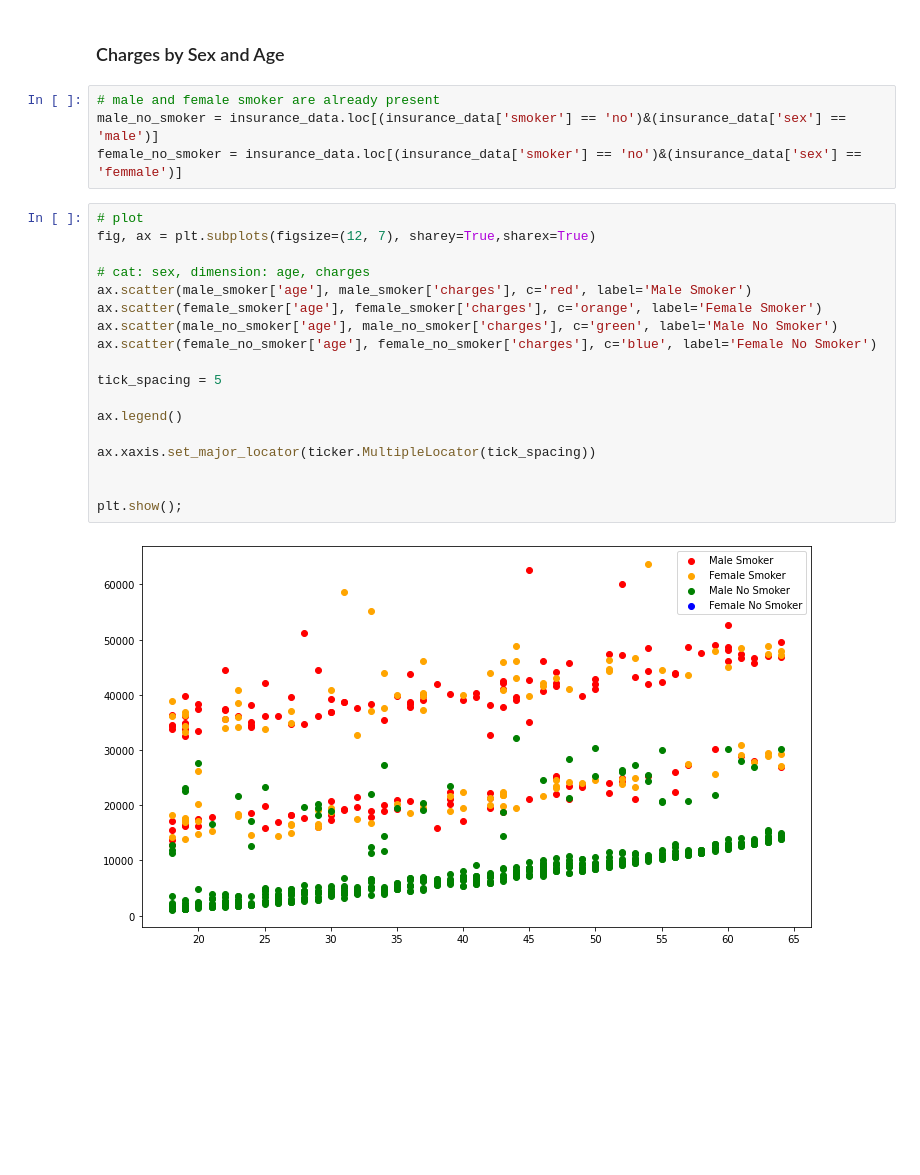
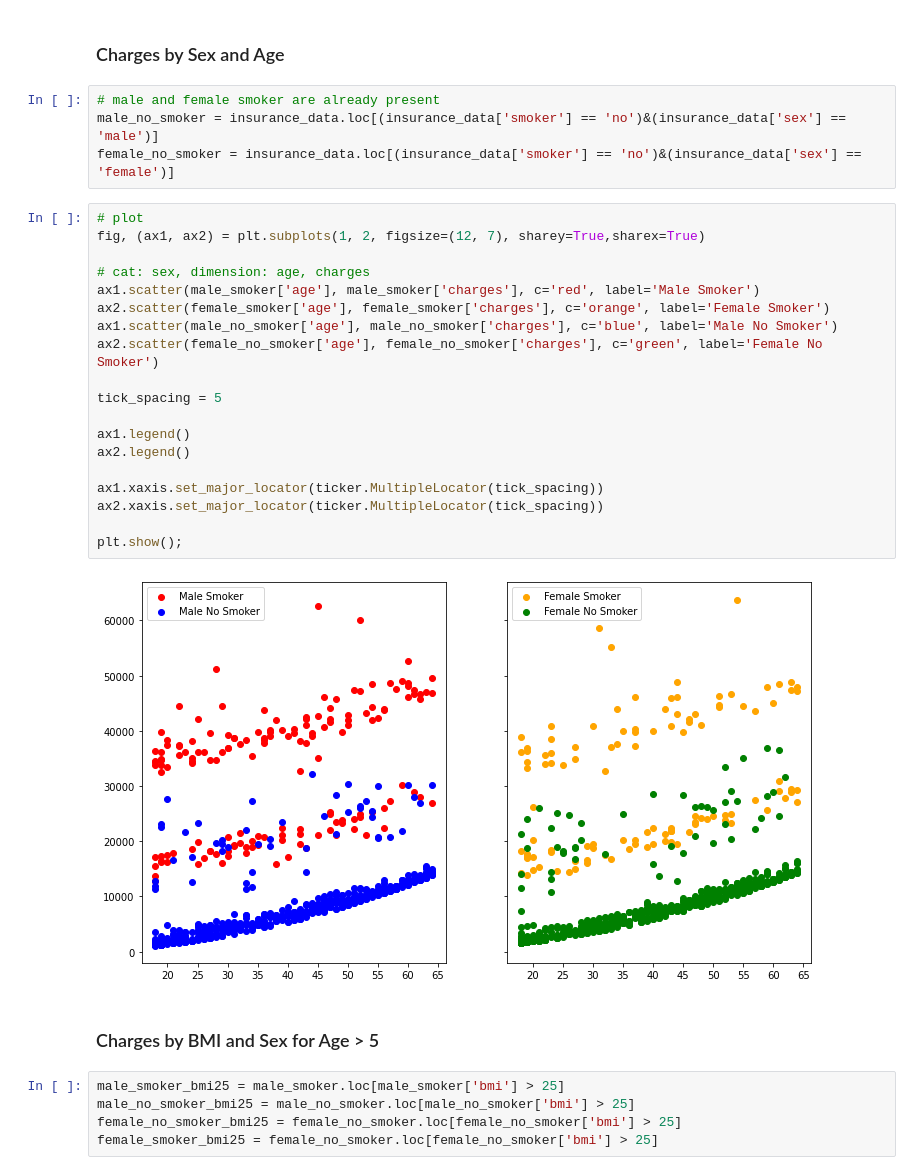
Before and after one commit to dwipaalfarisi/ads-projects, a Jupyter notebook: probability/prob.ipynb, the cells around one changed output. Cells and saved outputs as stored; diff of their text form; blank space fills up the shorter version.

```diff
--- a/probability/prob.ipynb
+++ b/probability/prob.ipynb
@@ -170,24 +170,32 @@ print(numerize(non_smoker_charges_var))
 # %%
 # male and female smoker are already present
 male_no_smoker = insurance_data.loc[(insurance_data['smoker'] == 'no')&(insurance_data['sex'] == 'male')]
-female_no_smoker = insurance_data.loc[(insurance_data['smoker'] == 'no')&(insurance_data['sex'] == 'femmale')]
+female_no_smoker = insurance_data.loc[(insurance_data['smoker'] == 'no')&(insurance_data['sex'] == 'female')]
 # %%
 # plot
-fig, ax = plt.subplots(figsize=(12, 7), sharey=True,sharex=True)
+fig, (ax1, ax2) = plt.subplots(1, 2, figsize=(12, 7), sharey=True,sharex=True)
 
 # cat: sex, dimension: age, charges
-ax.scatter(male_smoker['age'], male_smoker['charges'], c='red', label='Male Smoker')
-ax.scatter(female_smoker['age'], female_smoker['charges'], c='orange', label='Female Smoker')
-ax.scatter(male_no_smoker['age'], male_no_smoker['charges'], c='green', label='Male No Smoker')
-ax.scatter(female_no_smoker['age'], female_no_smoker['charges'], c='blue', label='Female No Smoker')
+ax1.scatter(male_smoker['age'], male_smoker['charges'], c='red', label='Male Smoker')
+ax2.scatter(female_smoker['age'], female_smoker['charges'], c='orange', label='Female Smoker')
+ax1.scatter(male_no_smoker['age'], male_no_smoker['charges'], c='blue', label='Male No Smoker')
+ax2.scatter(female_no_smoker['age'], female_no_smoker['charges'], c='green', label='Female No Smoker')
 
 tick_spacing = 5
 
-ax.legend()
+ax1.legend()
+ax2.legend()
 
-ax.xaxis.set_major_locator(ticker.MultipleLocator(tick_spacing))
-
+ax1.xaxis.set_major_locator(ticker.MultipleLocator(tick_spacing))
+ax2.xaxis.set_major_locator(ticker.MultipleLocator(tick_spacing))
 
 plt.show();
 # %% [output]
-[figure, old version]
+[figure, new version]
+# %% [markdown]
+### Charges by BMI and Sex for Age > 5
+# %%
+male_smoker_bmi25 = male_smoker.loc[male_smoker['bmi'] > 25]
+male_no_smoker_bmi25 = male_no_smoker.loc[male_no_smoker['bmi'] > 25]
+female_no_smoker_bmi25 = female_no_smoker.loc[female_no_smoker['bmi'] > 25]
+female_smoker_bmi25 = female_no_smoker.loc[female_no_smoker['bmi'] > 25]
```
Also changed, not shown: parts of 8 cells of this notebook.
